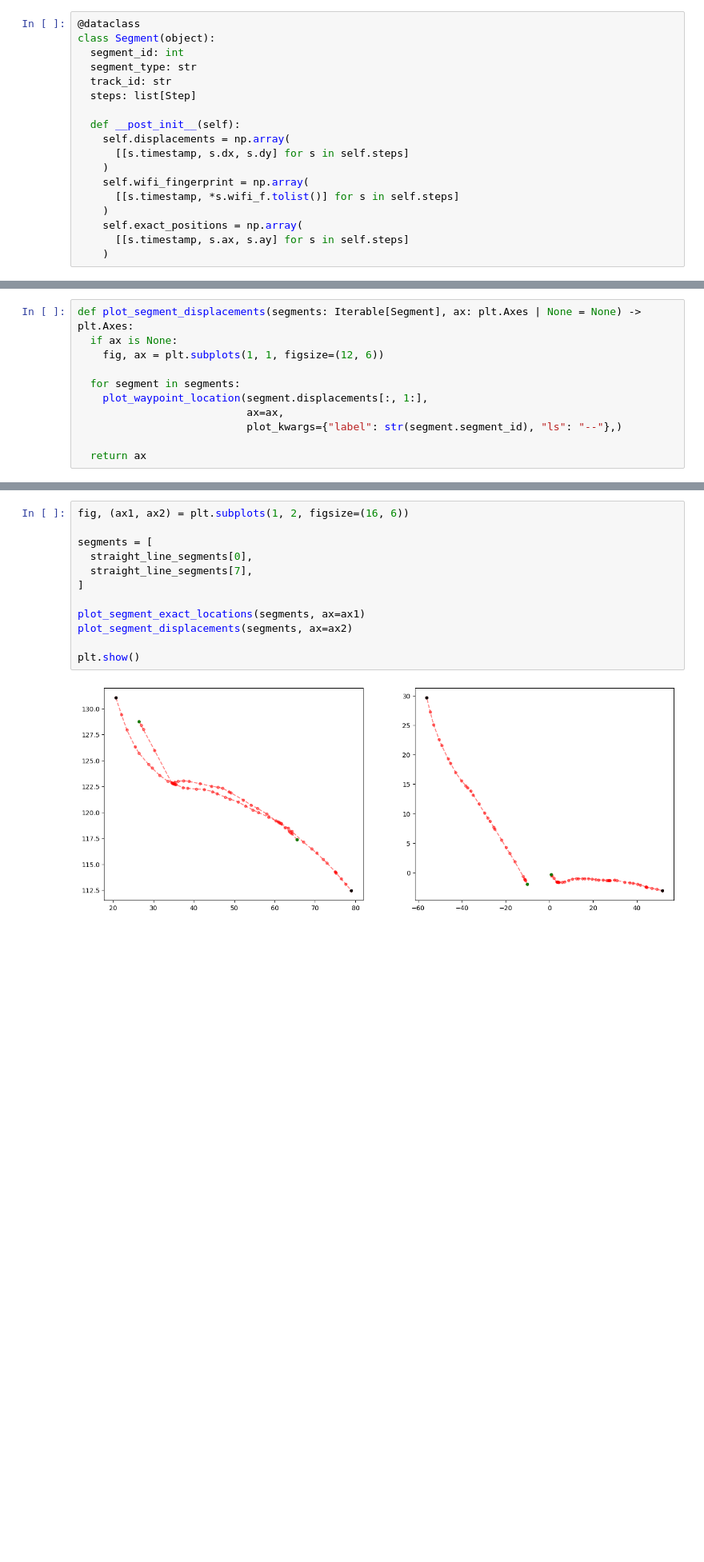
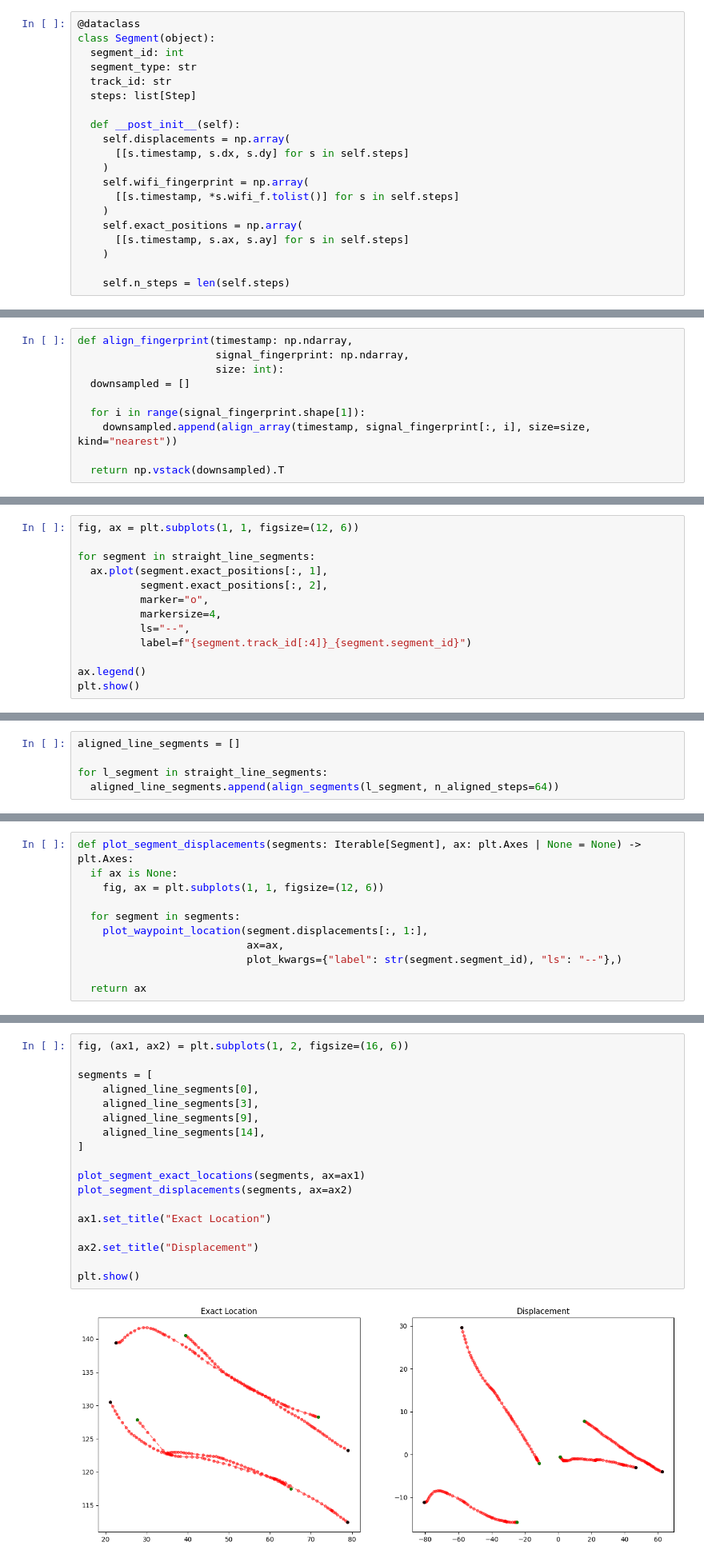
Before and after one commit to hungnd11/my-thesis, a Jupyter notebook: code/notebooks/piloc_1.ipynb, the cells around one changed output, grey strips where cells are left out. Shown at 80% size. Drawn from its saved outputs; the diff is of its cells as text; blank space fills up the shorter version.

Commit message:
feat: align and matching

```diff
--- a/code/notebooks/piloc_1.ipynb
+++ b/code/notebooks/piloc_1.ipynb
@@ -861,4 +861,6 @@ class Segment(object):
     self.exact_positions = np.array(
       [[s.timestamp, s.ax, s.ay] for s in self.steps]
     )
+
+    self.n_steps = len(self.steps)
 # %%
@@ -1052,0 +1068,10 @@ class SegmentExtractor(object):
+# %%
+def align_fingerprint(timestamp: np.ndarray,
+                      signal_fingerprint: np.ndarray,
+                      size: int):
+  downsampled = []
+
+  for i in range(signal_fingerprint.shape[1]):
+    downsampled.append(align_array(timestamp, signal_fingerprint[:, i], size=size, kind="nearest"))
+
+  return np.vstack(downsampled).T
@@ -1186,0 +1247,13 @@ straight_line_corr_matrix_1 = compute_correlation_matrix(straight_line_segments)
+# %%
+fig, ax = plt.subplots(1, 1, figsize=(12, 6))
+
+for segment in straight_line_segments:
+  ax.plot(segment.exact_positions[:, 1],
+          segment.exact_positions[:, 2],
+          marker="o",
+          markersize=4,
+          ls="--",
+          label=f"{segment.track_id[:4]}_{segment.segment_id}")
+
+ax.legend()
+plt.show()
@@ -1186,0 +1262,5 @@ straight_line_corr_matrix_1 = compute_correlation_matrix(straight_line_segments)
+# %%
+aligned_line_segments = []
+
+for l_segment in straight_line_segments:
+  aligned_line_segments.append(align_segments(l_segment, n_aligned_steps=64))
@@ -1234,14 +1309,20 @@ np.argmax(turn_segment_lengths)
 # %%
 fig, (ax1, ax2) = plt.subplots(1, 2, figsize=(16, 6))
 
 segments = [
-  straight_line_segments[0],
-  straight_line_segments[7],
+    aligned_line_segments[0],
+    aligned_line_segments[3],
+    aligned_line_segments[9],
+    aligned_line_segments[14],
 ]
 
 plot_segment_exact_locations(segments, ax=ax1)
 plot_segment_displacements(segments, ax=ax2)
 
+ax1.set_title("Exact Location")
+
+ax2.set_title("Displacement")
+
 plt.show()
 # %% [output]
-[figure, old version]
+[figure, new version]
```
Also changed, not shown: parts of 50 cells of this notebook.
